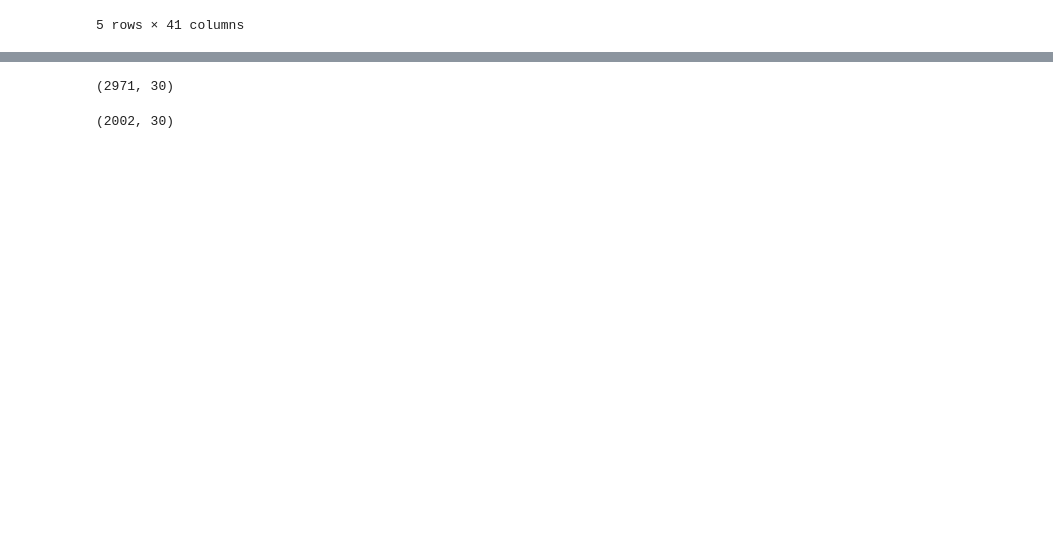
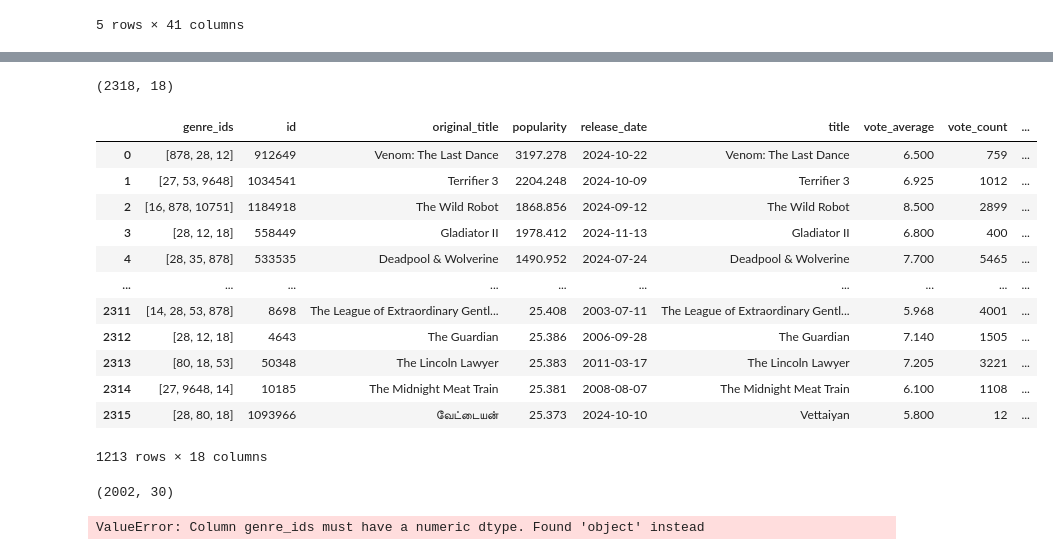
Before and after one commit to minhnhat-nguyen/HCMUS-Movie-Analytics, a Jupyter notebook: src/preprocessing/preprocess.ipynb, the cells around one changed output, grey strips where cells are left out. Drawn from its saved outputs; the diff is of its cells as text; code cells hidden in the pictures; blank space fills up the shorter version.

```diff
--- a/src/preprocessing/preprocess.ipynb
+++ b/src/preprocessing/preprocess.ipynb
@@ -47,9 +49,24 @@ raw_data.head()
 # %%
-drop_index = raw_data[raw_data['worldwide'] == 0].index
+drop_index = raw_data[(raw_data['worldwide'] == 0) | (raw_data['budget'] == 0)].index
 raw_data = raw_data.drop(drop_index, axis=0).reset_index(drop=True)
 print(raw_data.shape)
+raw_data.dropna(inplace=True)
+raw_data
 # %% [output]
-(2971, 30)
+(2318, 18)
+|  | genre_ids | id | original_title | popularity | release_date | title | vote_average | vote_count | ... |
+| 0 | [878, 28, 12] | 912649 | Venom: The Last Dance | 3197.278 | 2024-10-22 | Venom: The Last Dance | 6.500 | 759 | ... |
+| 1 | [27, 53, 9648] | 1034541 | Terrifier 3 | 2204.248 | 2024-10-09 | Terrifier 3 | 6.925 | 1012 | ... |
+| 2 | [16, 878, 10751] | 1184918 | The Wild Robot | 1868.856 | 2024-09-12 | The Wild Robot | 8.500 | 2899 | ... |
+| 3 | [28, 12, 18] | 558449 | Gladiator II | 1978.412 | 2024-11-13 | Gladiator II | 6.800 | 400 | ... |
+| 4 | [28, 35, 878] | 533535 | Deadpool & Wolverine | 1490.952 | 2024-07-24 | Deadpool & Wolverine | 7.700 | 5465 | ... |
+| ... | ... | ... | ... | ... | ... | ... | ... | ... | ... |
+| 2311 | [14, 28, 53, 878] | 8698 | The League of Extraordinary Gentl... | 25.408 | 2003-07-11 | The League of Extraordinary Gentl... | 5.968 | 4001 | ... |
+| 2312 | [28, 12, 18] | 4643 | The Guardian | 25.386 | 2006-09-28 | The Guardian | 7.140 | 1505 | ... |
+| 2313 | [80, 18, 53] | 50348 | The Lincoln Lawyer | 25.383 | 2011-03-17 | The Lincoln Lawyer | 7.205 | 3221 | ... |
+| 2314 | [27, 9648, 14] | 10185 | The Midnight Meat Train | 25.381 | 2008-08-07 | The Midnight Meat Train | 6.100 | 1108 | ... |
+| 2315 | [28, 80, 18] | 1093966 | வேட்டையன் | 25.373 | 2024-10-10 | Vettaiyan | 5.800 | 12 | ... |
+1213 rows × 18 columns
 # %%
 columns_to_check = [
     'domestic_opening',
@@ -72,5 +87,10 @@ raw_data = raw_data.drop(['status', 'backdrop_path', 'poster_path', 'revenue'],
 # %%
 with open('../../data/genres.json') as f:
     genre_ids = {i['id']: 'genre_' + i['name'] for i in json.load(f)['genres']}
+"""for id, genre in genre_ids.items():
+    raw_data[genre] = (raw_data['genre_ids']).apply((lambda x: str(id) in x), engine = 'numba', engine_kwargs = {'nopython': True, 'parralel': True})"""
+genres = pd.DataFrame(raw_data['genre_ids'])
 for id, genre in genre_ids.items():
-    raw_data[genre] = raw_data['genre_ids'].apply(lambda x: str(id) in x)
+    raw_data[genre] = genres.apply((lambda x: str(id) in x), engine = 'numba', engine_kwargs = {'nopython': True, 'parralel': True})
+# %% [output]
+ValueError: Column genre_ids must have a numeric dtype. Found 'object' instead
```
Also changed, not shown: parts of 3 cells of this notebook, 1 other file.
